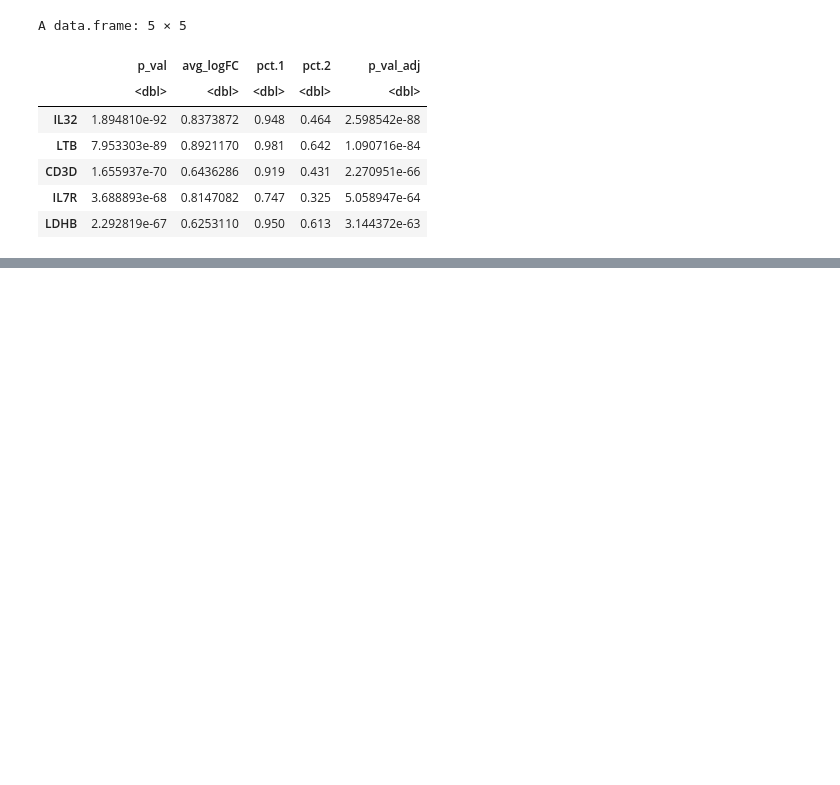
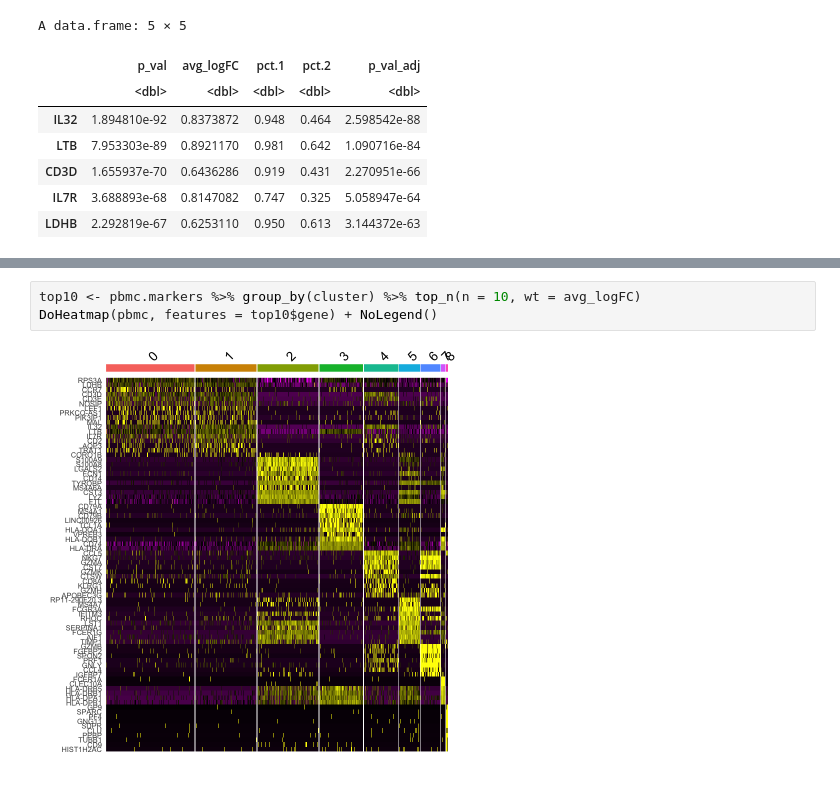
Before and after one commit to shankaracharya/Seurat_pbmc_example, a Jupyter notebook: seurat_pbmc.ipynb, the cells around one changed output, grey strips where cells are left out. Drawn from its saved outputs; the diff is of its cells as text; blank space fills up the shorter version.

```diff
--- a/seurat_pbmc.ipynb
+++ b/seurat_pbmc.ipynb
@@ -174,0 +245,5 @@ A data.frame: 5 × 5
+# %%
+top10 <- pbmc.markers %>% group_by(cluster) %>% top_n(n = 10, wt = avg_logFC)
+DoHeatmap(pbmc, features = top10$gene) + NoLegend()
+# %% [output]
+[figure, added]
```
Also changed, not shown: parts of 7 cells of this notebook.
